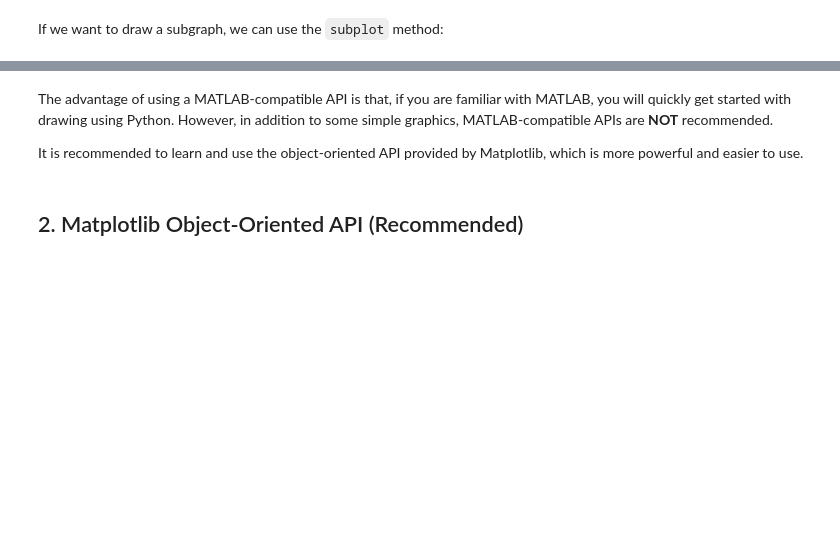
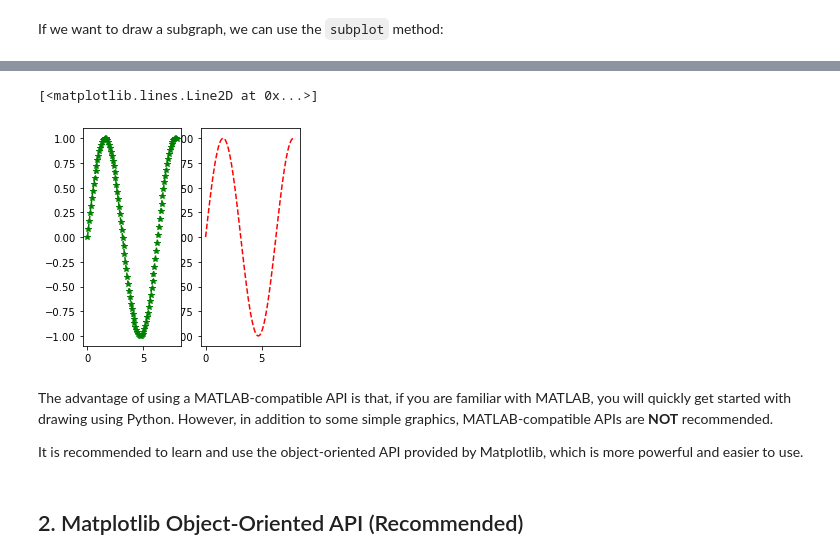
Before and after one commit to zahta/machine-learning, a Jupyter notebook: Notebook/labex_matplotlib.ipynb, the cells around one changed output, grey strips where cells are left out. Drawn from its saved outputs; the diff is of its cells as text; code cells hidden in the pictures; blank space fills up the shorter version.

```diff
--- a/Notebook/labex_matplotlib.ipynb
+++ b/Notebook/labex_matplotlib.ipynb
@@ -100,3 +85,12 @@ pylab.plot(y, x, 'g*-')
+# %%
+pylab.subplot(1,3,2)
+pylab.plot(x1,y1,'r--')
+
+pylab.subplot(1,3,1)
+pylab.plot(x1,y1,'g*--')
+# %% [output]
+[<matplotlib.lines.Line2D at 0x...>]
+[figure, added]
 # %% [markdown]
 The advantage of using a MATLAB-compatible API is that, if you are familiar with MATLAB, you will quickly get started with drawing using Python. However, in addition to some simple graphics, MATLAB-compatible APIs are **NOT** recommended.
 
```
Also changed, not shown: parts of 47 cells of this notebook, 4 other files.
